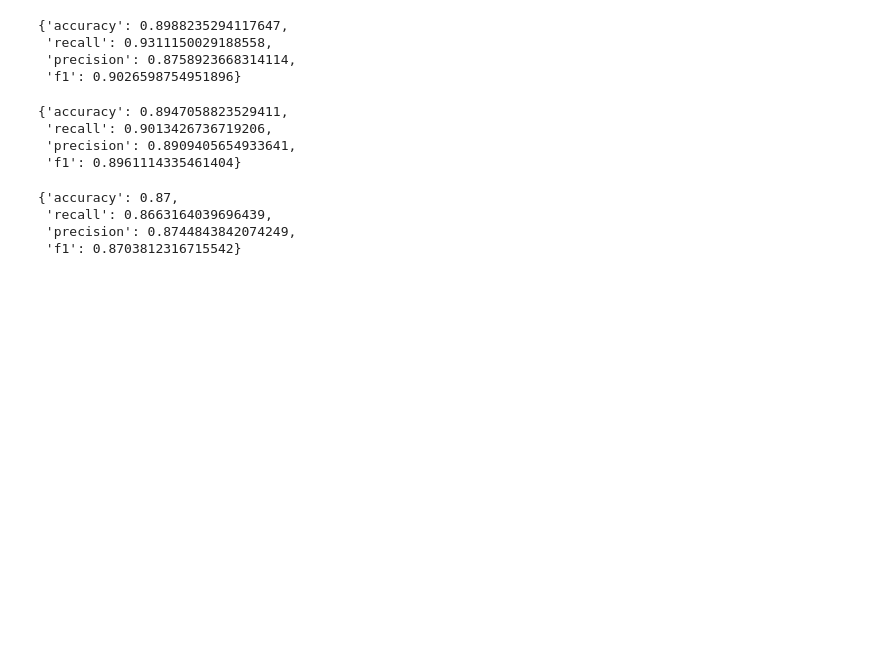
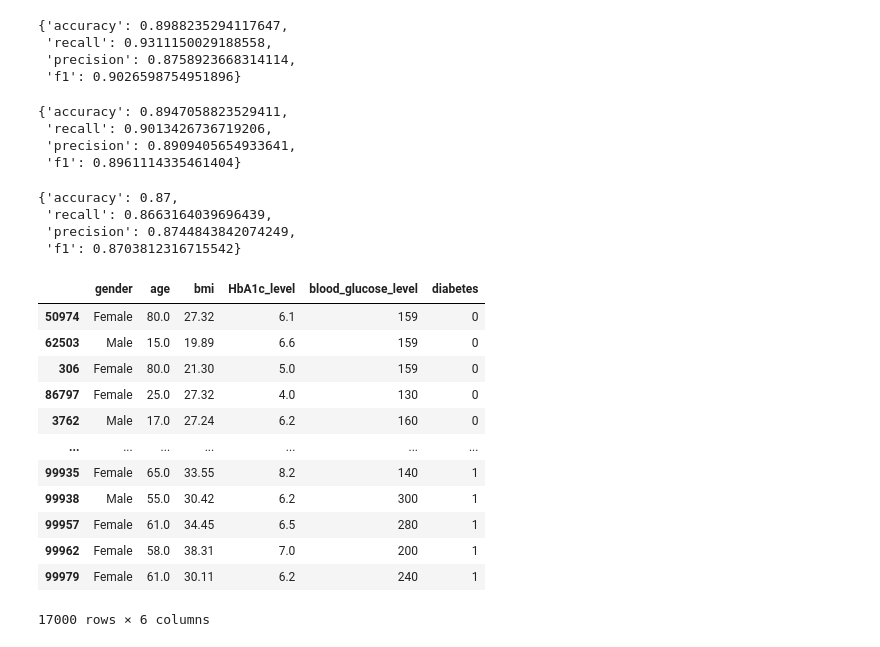
Before and after one commit to NewCodeCrafters/DiabetesClassifier, a Jupyter notebook: diabetes.ipynb, the cells around one changed output. Saved outputs shown, nothing was run; the diff lists cells and outputs as text; code cells hidden in the pictures; blank space fills up the shorter version.

```diff
--- a/diabetes.ipynb
+++ b/diabetes.ipynb
@@ -278,4 +278,20 @@ pickle.dump(xgb, open('resources/best_diabetes_model.pkl', 'wb'))
 pickle.dump(ct, open('resources/transformer.pkl', 'wb'))
 # %%
 good_df = pd.concat([under_sampled_X, under_sampled_y], axis=1)
+# %%
+good_df
+# %% [output]
+|  | gender | age | bmi | HbA1c_level | blood_glucose_level | diabetes |
+| 50974 | Female | 80.0 | 27.32 | 6.1 | 159 | 0 |
+| 62503 | Male | 15.0 | 19.89 | 6.6 | 159 | 0 |
+| 306 | Female | 80.0 | 21.30 | 5.0 | 159 | 0 |
+| 86797 | Female | 25.0 | 27.32 | 4.0 | 130 | 0 |
+| 3762 | Male | 17.0 | 27.24 | 6.2 | 160 | 0 |
+| ... | ... | ... | ... | ... | ... | ... |
+| 99935 | Female | 65.0 | 33.55 | 8.2 | 140 | 1 |
+| 99938 | Male | 55.0 | 30.42 | 6.2 | 300 | 1 |
+| 99957 | Female | 61.0 | 34.45 | 6.5 | 280 | 1 |
+| 99962 | Female | 58.0 | 38.31 | 7.0 | 200 | 1 |
+| 99979 | Female | 61.0 | 30.11 | 6.2 | 240 | 1 |
+17000 rows × 6 columns
 # %%
```
Also changed, not shown: parts of 6 cells of this notebook, 12 other files.
